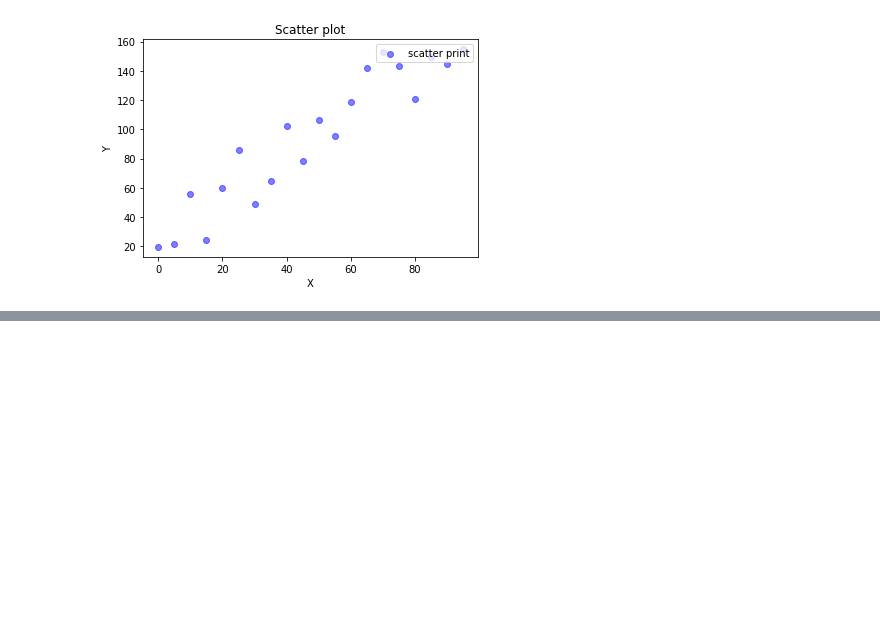
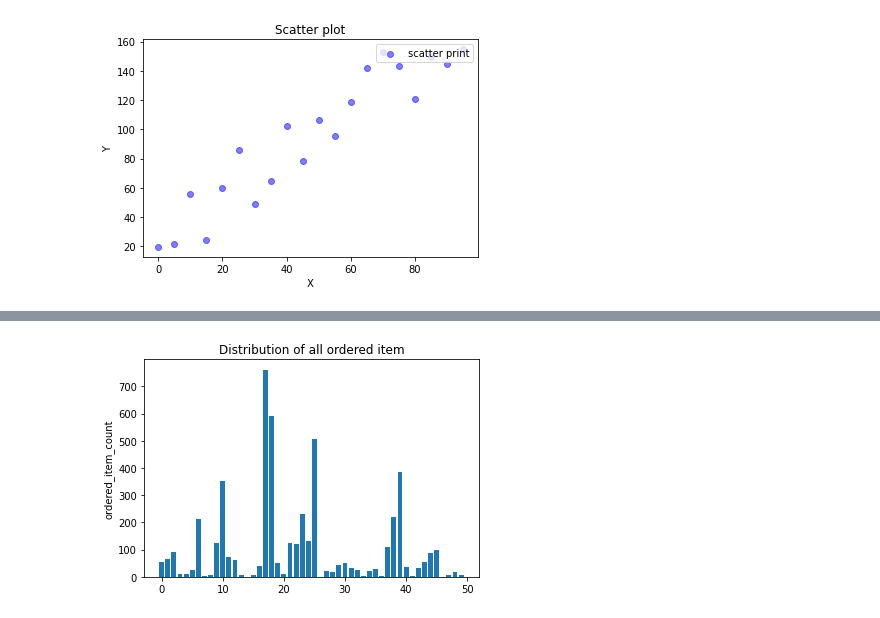
Before and after one commit to DAASHeo/Contents_Bigdata, a Jupyter notebook: 20200788_허은.ipynb, the cells around one changed output, grey strips where cells are left out. Drawn from its saved outputs; the diff is of its cells as text; code cells hidden in the pictures; blank space fills up the shorter version.

Commit message:
Colaboratory를 통해 생성됨

```diff
--- a/20200788_허은.ipynb
+++ b/20200788_허은.ipynb
@@ -175,0 +178,7 @@ plt.show()#그래프 출력
+# %%
+from google.colab import files #google.colab에서 files라는 패키지 import
+uploaded = files .upload() #파일 업로드 기능 실행
+import io #read_csv함수를 사용하기위해서 io 모듈을 임포트 한다
+chipo = pd.read_csv(io.BytesIO(uploaded['chipotle.tsv']), sep='\t')
+#업로드한 tsv파일을 'chipotle.tsv'라는 이름으로 불러와서
+#바이트 배열을 이진 파일로 다루어 tab을 기준으로 구분한 결과를 chipo라는 변수에 저장
@@ -175,0 +231,3 @@ plt.show()#그래프 출력
+# %%
+chipo['order_id']=chipo['order_id'].astype(str) #주문번호 문자형(str)으로 변환 -> 숫자의 의미를 가지지 않기 때문에
+print(chipo.describe()) #chipo 데이터프레임에서 수치형 피쳐들의 기초 통계량 확인
@@ -175,0 +308,3 @@ plt.show()#그래프 출력
+# %%
+item_quantity = chipo.groupby('item_name')['quantity'].sum() #아이템별로 그룹화한 후 주문 총수량 계산
+item_quantity.sort_values(ascending=False)[:10] #오름차순=False로 설정해 내림차순으로 상위 10개 정렬 후 출력
@@ -175,0 +324,23 @@ plt.show()#그래프 출력
+# %%
+item_name_list = item_quantity.index.tolist()
+#위의 코드블럭에서 선언한 item_quantity 변수에 저장된 데이터에서 index가 item_name이므로,
+#그것들(item_quantity의 인덱스. 즉, 메뉴명)을 리스트 형태로 저장
+
+x_pos = np.arange(len(item_name_list))
+#arange() 함수를 이용해 x_pos를 선언하고 0부터 50까지(item_name_list의 갯수)의 숫자를 그래프의 x축 이름으로 사용
+#숫자가 아닌 item_name_list로 사용하기에는 그래프의 공간이 너무 협소
+
+# print(x_pos)x_pos 출력
+
+order_cnt = item_quantity.values.tolist()
+#마찬가지로 위의 코드블럭에서 선언한 item_quantity 변수에 저장된 데이터에서 values가 주문 총수량이므로,
+#그것들을 리스트 형태로 저장
+
+plt.bar(x_pos, order_cnt, align='center')
+# plt.bar(막대의 x축 위치, 막대의 높이, 막대의 x축 좌표에서 정렬)
+# 즉, item_name_list에 대한 각각의 주문 총수량을 막대로 표현. 이때, 막대의 x축 위치에서 중앙에 위치하도록 한다.
+plt.ylabel('ordered_item_count') # y값에 대한 라벨(제목) 붙이기
+plt.title('Distribution of all ordered item') # 그래프에 대한 제목 붙이기
+plt.show() # 그래프 출력
+# %% [output]
+[figure, added]
```
Also changed, not shown: parts of 15 cells of this notebook.
